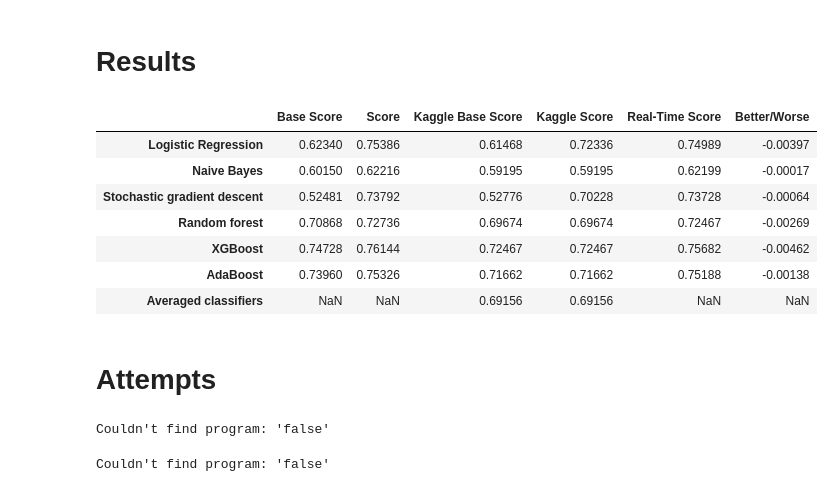
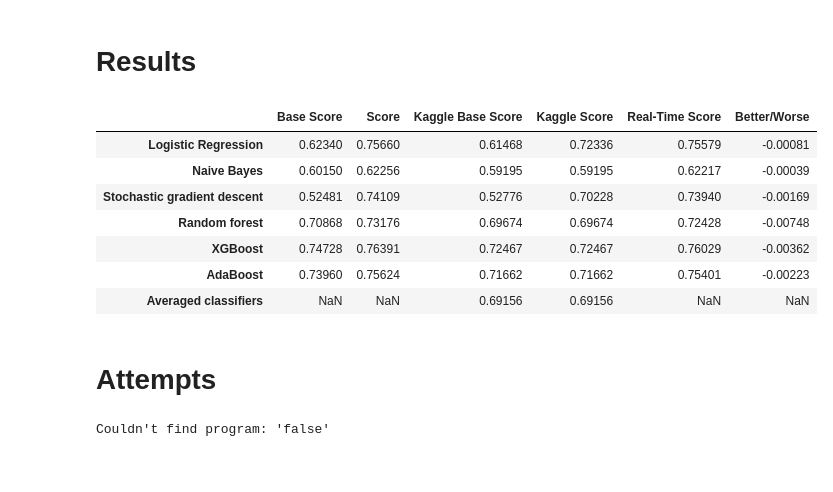
Before and after one commit to Gedas-LT/kaggle-home-credit, a Jupyter notebook: notebook.ipynb, the cells around one changed output. Cells and saved outputs as stored; diff of their text form; code cells hidden in the pictures.

Commit message:
Previous credits

```diff
--- a/notebook.ipynb
+++ b/notebook.ipynb
@@ -625,11 +625,14 @@ credit_card_diff = (credit_card_balance[credit_card_balance["MONTHS_BALANCE"] ==
 # %%
 application_train = pd.merge(application_train, credit_card_diff, on="SK_ID_CURR", how="left").fillna(0)
 application_test = pd.merge(application_test, credit_card_diff, on="SK_ID_CURR", how="left").fillna(0)
+# %%
+count_other_credits = bureau.groupby("SK_ID_CURR")["SK_ID_BUREAU"].nunique().reset_index().rename(columns={"SK_ID_BUREAU": "OTHER_CREDITS"})
+count_pos_cash_balance = pos_cash_balance.groupby("SK_ID_CURR")["SK_ID_PREV"].nunique().reset_index().rename(columns={"SK_ID_PREV": "POS_CASH"})
+count_credit_cards = credit_card_balance.groupby("SK_ID_CURR")["SK_ID_PREV"].nunique().reset_index().rename(columns={"SK_ID_PREV": "CREDIT_CARDS"})
+count_previous_application = previous_application.groupby("SK_ID_CURR")["SK_ID_PREV"].nunique().reset_index().rename(columns={"SK_ID_PREV": "PREV_APPLICATIONS"})
 # %%
-application_train["FLAG_INSURANCE_CURRENT"] = np.where(application_train["AMT_CREDIT"] - application_train["AMT_GOODS_PRICE"] > 0, 1, 0)
-application_test["FLAG_INSURANCE_CURRENT"] = np.where(application_test["AMT_CREDIT"] - application_test["AMT_GOODS_PRICE"] > 0, 1, 0)
+history = [count_other_credits, count_pos_cash_balance, count_credit_cards, count_previous_application]
 
-flag_previous_insurance = previous_application.groupby("SK_ID_CURR")["NFLAG_INSURED_ON_APPROVAL"].max().reset_index().rename(columns={"NFLAG_INSURED_ON_APPROVAL": "FLAG_INSURANCE_PREVIOUS"})
-
-application_train = pd.merge(application_train, flag_previous_insurance, on="SK_ID_CURR", how="left").fillna(0)
-application_test = pd.merge(application_test, flag_previous_insurance, on="SK_ID_CURR", how="left").fillna(0)
+for dataset in history:
+    application_train = pd.merge(application_train, dataset, on="SK_ID_CURR", how="left").fillna(0)
+    application_test = pd.merge(application_test, dataset, on="SK_ID_CURR", how="left").fillna(0)
@@ -865,12 +854,12 @@ xgboost_base_score = 0.74728
 ada_base_score = 0.7396
 avg_base_score = None
 
-log_score = 0.75386
-nb_score = 0.62216
-sgd_score = 0.73792
-forest_score = 0.72736
-xgboost_score = 0.76144
-ada_score = 0.75326
+log_score = 0.75660
+nb_score = 0.62256
+sgd_score = 0.74109
+forest_score = 0.73176
+xgboost_score = 0.76391
+ada_score = 0.75624
 avg_score = None
 
 kaggle_base_log_score = 0.61468
@@ -878,49 +867,42 @@ kaggle_base_nb_score = 0.59195
 kaggle_base_sgd_score = 0.52776
 kaggle_base_forest_score = 0.69674
 kaggle_base_xgboost_score = 0.72467
 kaggle_base_ada_score = 0.71662
 kaggle_base_avg_score = 0.69156
 
 kaggle_log_score = 0.72336
 kaggle_nb_score = 0.59195
 kaggle_sgd_score = 0.70228
 kaggle_forest_score = 0.69674
 kaggle_xgboost_score = 0.72467
 kaggle_ada_score = 0.71662
 kaggle_avg_score = 0.69156
 
 scores_table = pd.DataFrame({"Base Score": [log_base_score, nb_base_score, sgd_base_score, forest_base_score, xgboost_base_score, ada_base_score, avg_base_score],
                              "Score": [log_score, nb_score, sgd_score, forest_score, xgboost_score, ada_score, avg_score],
                              "Kaggle Base Score": [kaggle_base_log_score, kaggle_base_nb_score, kaggle_base_sgd_score, kaggle_base_forest_score,
                                                    kaggle_base_xgboost_score, kaggle_base_ada_score, kaggle_base_avg_score],
                              "Kaggle Score": [kaggle_log_score, kaggle_nb_score, kaggle_sgd_score, kaggle_forest_score, kaggle_xgboost_score, kaggle_ada_score, kaggle_avg_score],
                              "Real-Time Score": [log_score_rt, nb_score_rt, sgd_score_rt, forest_score_rt, xgboost_score_rt, ada_score_rt, None],
                              "Better/Worse": [log_score_rt - log_score, nb_score_rt - nb_score, sgd_score_rt - sgd_score,
                                               forest_score_rt - forest_score, xgboost_score_rt - xgboost_score, ada_score_rt - ada_score, None]
                              }
                             ).set_axis(
                                  ["Logistic Regression", "Naive Bayes", "Stochastic gradient descent", "Random forest", "XGBoost", "AdaBoost", "Averaged classifiers"], axis="index"
                                  )
 
 scores_table
 # %% [output]
 |  | Base Score | Score | Kaggle Base Score | Kaggle Score | Real-Time Score | Better/Worse |
-| Logistic Regression | 0.62340 | 0.75386 | 0.61468 | 0.72336 | 0.74989 | -0.00397 |
-| Naive Bayes | 0.60150 | 0.62216 | 0.59195 | 0.59195 | 0.62199 | -0.00017 |
-| Stochastic gradient descent | 0.52481 | 0.73792 | 0.52776 | 0.70228 | 0.73728 | -0.00064 |
-| Random forest | 0.70868 | 0.72736 | 0.69674 | 0.69674 | 0.72467 | -0.00269 |
-| XGBoost | 0.74728 | 0.76144 | 0.72467 | 0.72467 | 0.75682 | -0.00462 |
-| AdaBoost | 0.73960 | 0.75326 | 0.71662 | 0.71662 | 0.75188 | -0.00138 |
+| Logistic Regression | 0.62340 | 0.75660 | 0.61468 | 0.72336 | 0.75579 | -0.00081 |
+| Naive Bayes | 0.60150 | 0.62256 | 0.59195 | 0.59195 | 0.62217 | -0.00039 |
+| Stochastic gradient descent | 0.52481 | 0.74109 | 0.52776 | 0.70228 | 0.73940 | -0.00169 |
+| Random forest | 0.70868 | 0.73176 | 0.69674 | 0.69674 | 0.72428 | -0.00748 |
+| XGBoost | 0.74728 | 0.76391 | 0.72467 | 0.72467 | 0.76029 | -0.00362 |
+| AdaBoost | 0.73960 | 0.75624 | 0.71662 | 0.71662 | 0.75401 | -0.00223 |
 | Averaged classifiers | NaN | NaN | 0.69156 | 0.69156 | NaN | NaN |
 # %% [markdown]
 # Attempts
-# %%
-%%script false
-# Total number of previous applications.
-
-qty_previous_application = previous_application.groupby("SK_ID_CURR")["SK_ID_PREV"].count().reset_index().rename(columns={"SK_ID_PREV": "QTY_PREV_APP"})
-# %% [output]
-Couldn't find program: 'false'
 # %%
 %%script false
 # Client type (information from previous applications).
```
Also changed, not shown: parts of 16 cells of this notebook.
